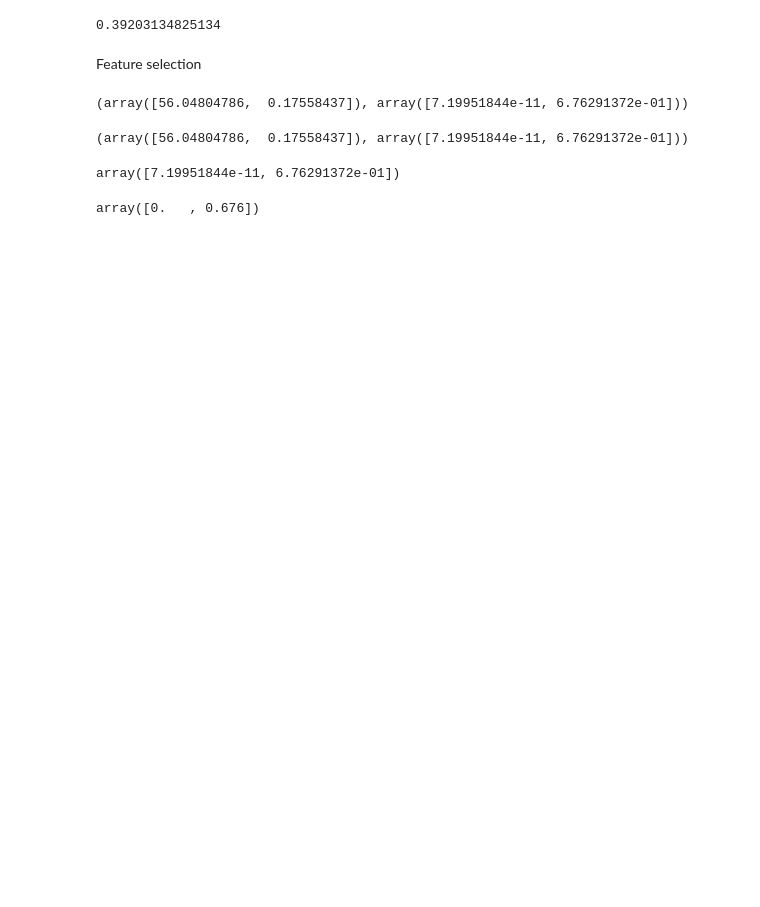
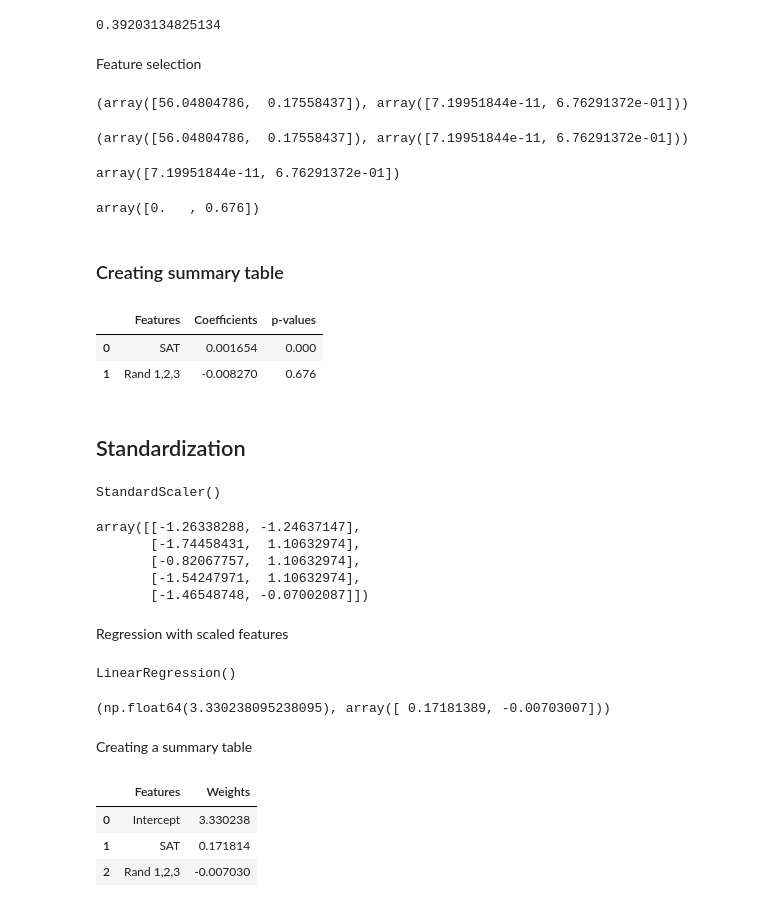
Before and after one commit to indieka900/Data-Science-tutorial, a Jupyter notebook: multiple_regression_sklearn.ipynb, the cells around one changed output. Saved outputs shown, nothing was run; the diff lists cells and outputs as text; code cells hidden in the pictures; blank space fills up the shorter version.

```diff
--- a/multiple_regression_sklearn.ipynb
+++ b/multiple_regression_sklearn.ipynb
@@ -89,3 +89,16 @@ array([7.19951844e-11, 6.76291372e-01])
 p_values.round(3)
 # %% [output]
 array([0.   , 0.676])
+# %% [markdown]
+### Creating summary table
+# %%
+reg_summary = pd.DataFrame(data = x.columns.values, columns = ['Features'])
+reg_summary['Coefficients'] = reg.coef_
+reg_summary['p-values'] = p_values.round(3)
+reg_summary
+# %% [output]
+|  | Features | Coefficients | p-values |
+| 0 | SAT | 0.001654 | 0.000 |
+| 1 | Rand 1,2,3 | -0.008270 | 0.676 |
+# %% [markdown]
+## Standardization
@@ -91,0 +108,26 @@ array([0.   , 0.676])
+# %%
+scaler.fit(x)
+# %% [output]
+StandardScaler()
+# %%
+x_scaled = scaler.transform(x)
+x_scaled[:5]
+# %% [output]
+array([[-1.26338288, -1.24637147],
+       [-1.74458431,  1.10632974],
+       [-0.82067757,  1.10632974],
+       [-1.54247971,  1.10632974],
+       [-1.46548748, -0.07002087]])
+# %% [markdown]
+Regression with scaled features
+# %%
+reg = LinearRegression()
+reg.fit(x_scaled, y)
+# %% [output]
+LinearRegression()
+# %%
+reg.intercept_, reg.coef_
+# %% [output]
+(np.float64(3.330238095238095), array([ 0.17181389, -0.00703007]))
+# %% [markdown]
+Creating a summary table
@@ -91,0 +137,7 @@ array([0.   , 0.676])
+# %%
+reg_summary
+# %% [output]
+|  | Features | Weights |
+| 0 | Intercept | 3.330238 |
+| 1 | SAT | 0.171814 |
+| 2 | Rand 1,2,3 | -0.007030 |
```
Also changed, not shown: parts of 2 cells of this notebook.
